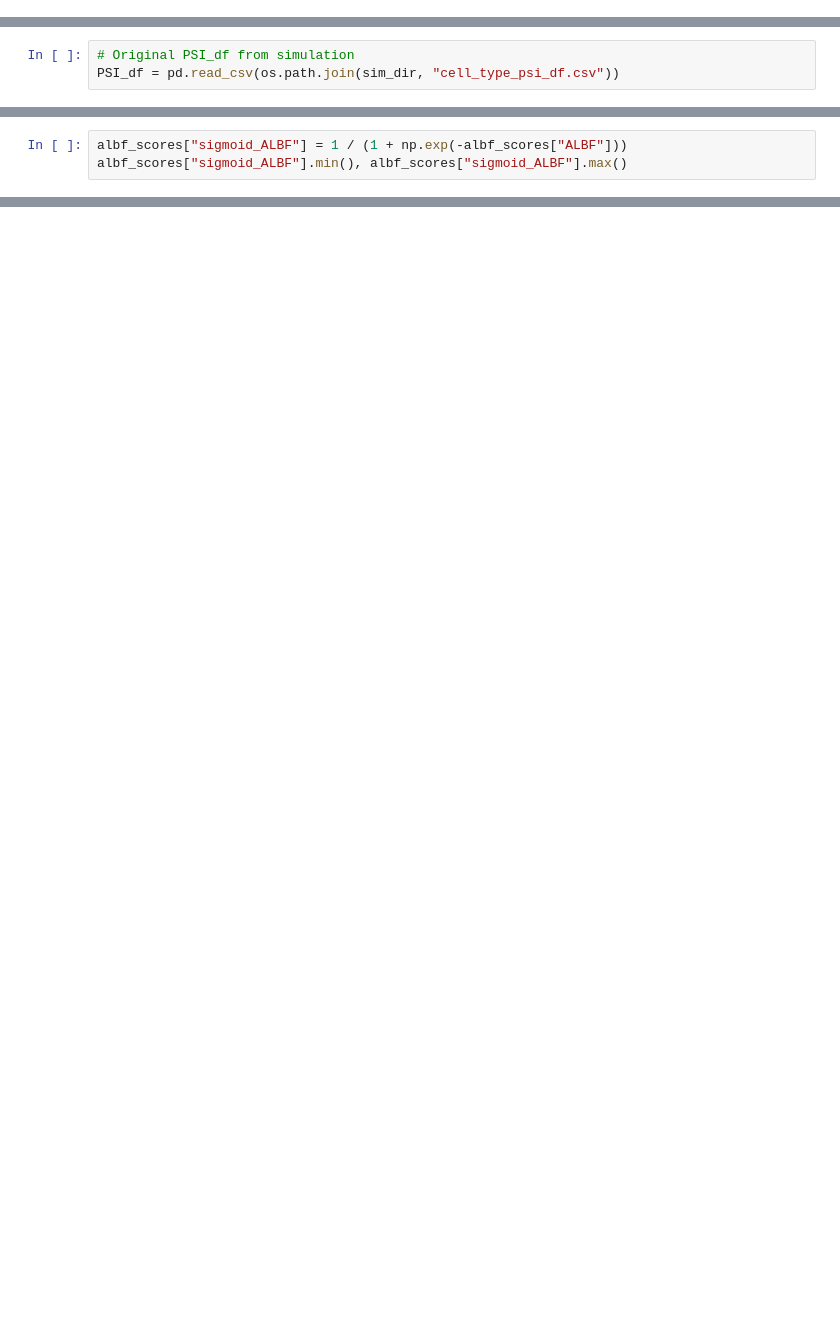
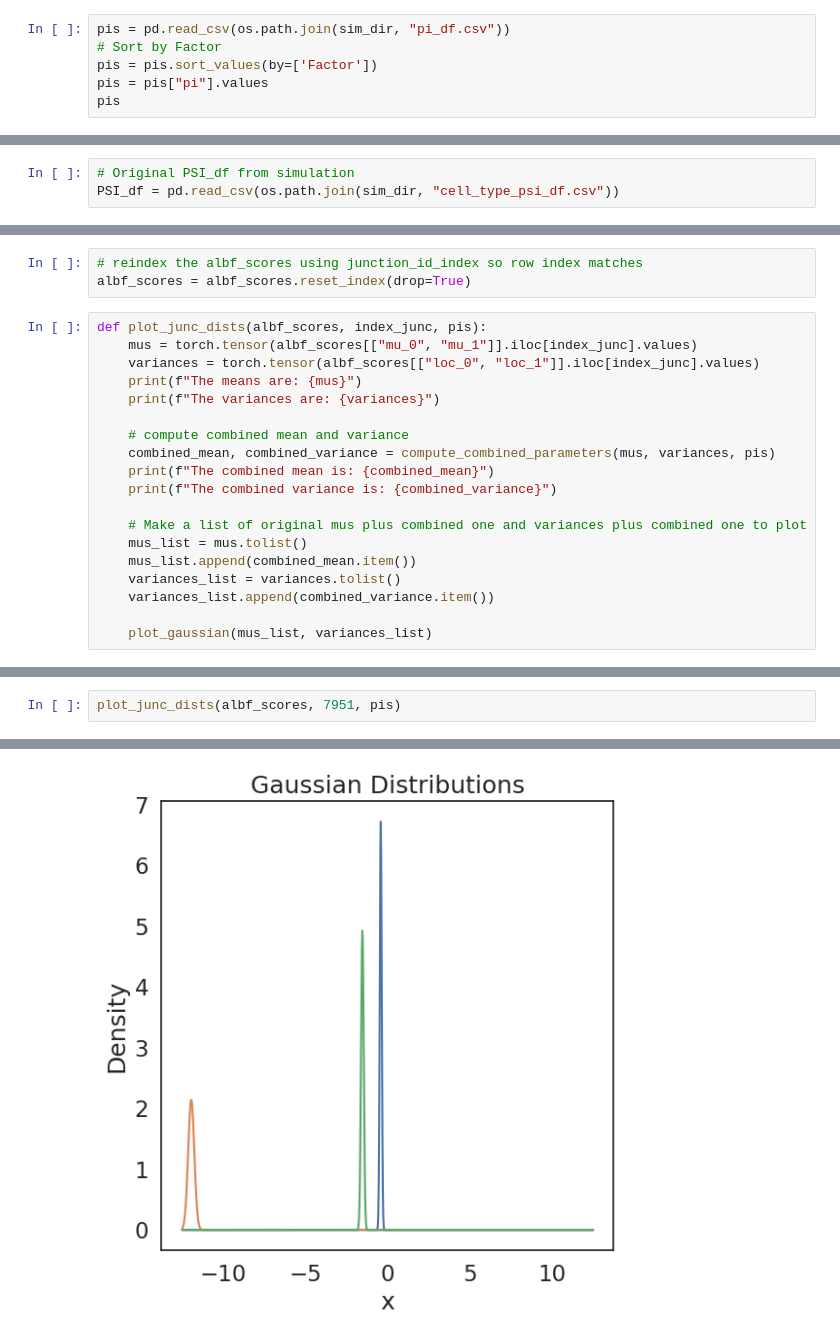
Before and after one commit to daklab/LeafletFA, a Jupyter notebook: analysis/simulation/check_ALBFs_calibration.ipynb, the cells around one changed output, grey strips where cells are left out. Saved outputs shown, nothing was run; the diff lists cells and outputs as text; blank space fills up the shorter version.

```diff
--- a/analysis/simulation/check_ALBFs_calibration.ipynb
+++ b/analysis/simulation/check_ALBFs_calibration.ipynb
@@ -35,0 +46,6 @@ print(files)
+# %%
+pis = pd.read_csv(os.path.join(sim_dir, "pi_df.csv"))
+# Sort by Factor
+pis = pis.sort_values(by=['Factor'])
+pis = pis["pi"].values
+pis
@@ -203,3 +109,0 @@ albf_scores[albf_scores["ALBF"] > perc5]["true_label"].value_counts(), albf_scor
-# %%
-albf_scores["sigmoid_ALBF"] = 1 / (1 + np.exp(-albf_scores["ALBF"]))
-albf_scores["sigmoid_ALBF"].min(), albf_scores["sigmoid_ALBF"].max()
@@ -294,0 +168,22 @@ sns.scatterplot(albf_scores, x='difference', y='ALBF', alpha=0.5, hue='true_labe
+# %%
+# reindex the albf_scores using junction_id_index so row index matches
+albf_scores = albf_scores.reset_index(drop=True)
+# %%
+def plot_junc_dists(albf_scores, index_junc, pis):
+    mus = torch.tensor(albf_scores[["mu_0", "mu_1"]].iloc[index_junc].values)
+    variances = torch.tensor(albf_scores[["loc_0", "loc_1"]].iloc[index_junc].values)
+    print(f"The means are: {mus}")
+    print(f"The variances are: {variances}")
+
+    # compute combined mean and variance
+    combined_mean, combined_variance = compute_combined_parameters(mus, variances, pis)
+    print(f"The combined mean is: {combined_mean}")
+    print(f"The combined variance is: {combined_variance}")
+
+    # Make a list of original mus plus combined one and variances plus combined one to plot
+    mus_list = mus.tolist()
+    mus_list.append(combined_mean.item())
+    variances_list = variances.tolist()
+    variances_list.append(combined_variance.item())
+
+    plot_gaussian(mus_list, variances_list)
@@ -294,0 +218,3 @@ sns.scatterplot(albf_scores, x='difference', y='ALBF', alpha=0.5, hue='true_labe
+# %%
+plot_junc_dists(albf_scores, 7951, pis)
+# %% [output]
@@ -294,0 +230 @@ sns.scatterplot(albf_scores, x='difference', y='ALBF', alpha=0.5, hue='true_labe
+[figure, added]
```
Also changed, not shown: parts of 41 cells of this notebook, 10 other files.
